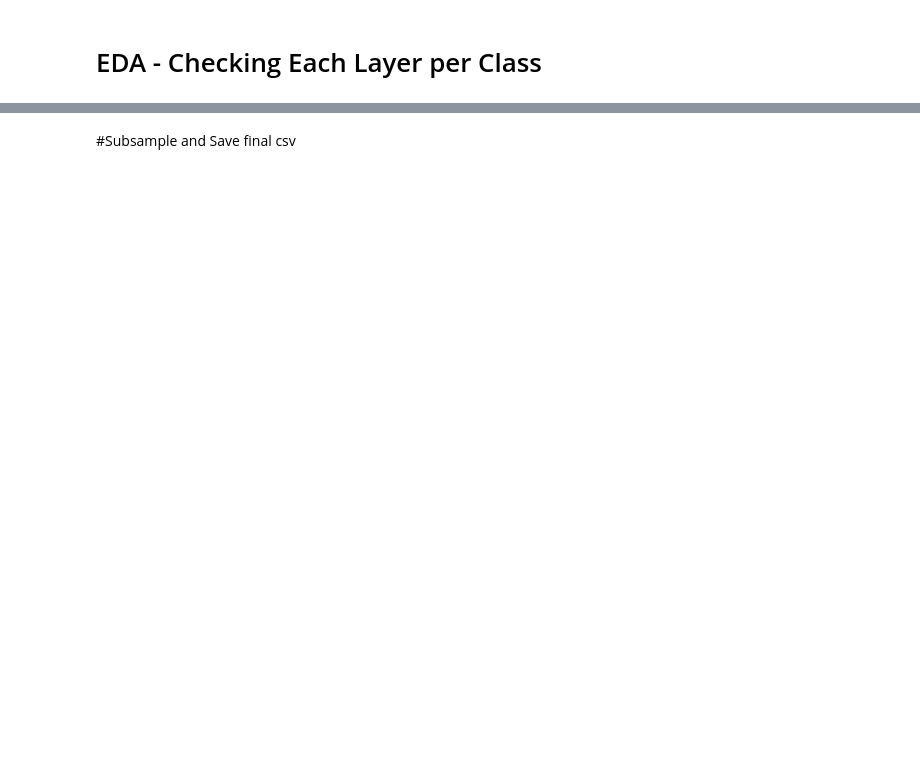
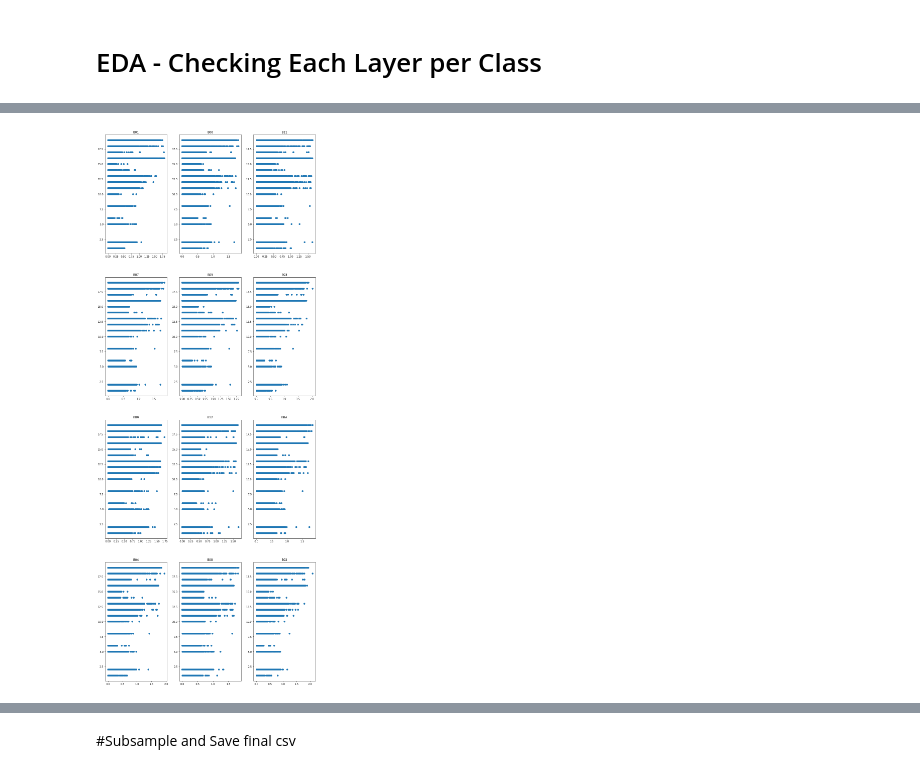
Before and after one commit to MudSnail/Land_Cover_Classification, a Jupyter notebook: EDA.ipynb, the cells around one changed output, grey strips where cells are left out. Cells and saved outputs as stored; diff of their text form; code cells hidden in the pictures; blank space fills up the shorter version.

```diff
--- a/EDA.ipynb
+++ b/EDA.ipynb
@@ -169,0 +215,17 @@ plot_class_distributions(19,-0.2,1)
+# %%
+#Visulization of band distribution for each class in the main dataframe
+
+#number of axes = number of possible combos
+fig, axes = plt.subplots(4, 3, figsize = (15, 40))
+
+for i, ax in enumerate(axes.flat):
+
+    #index of columns
+    X_scatter = sample[sample.columns[:-1][i]]
+    Y_scatter = sample['Class']
+
+    # scatter current combination
+    ax.scatter(X_scatter, Y_scatter)
+    ax.set_title(sample.columns[i])
+# %% [output]
+[figure, added]
```
Also changed, not shown: parts of 23 cells of this notebook.
